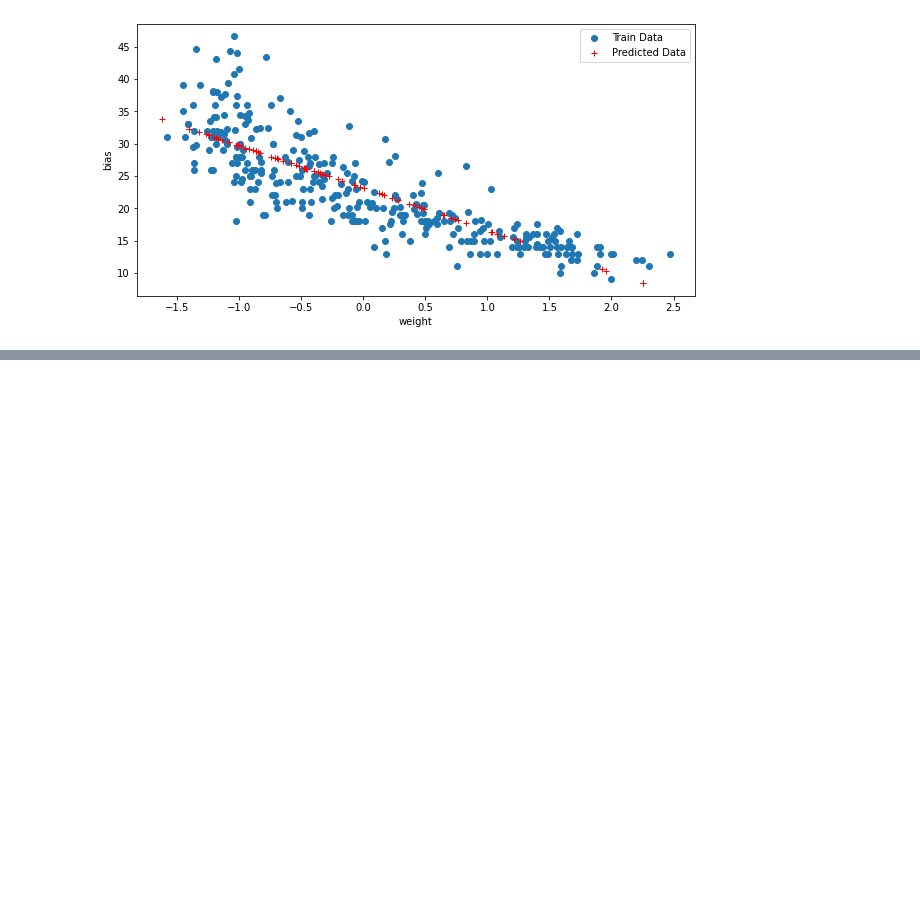
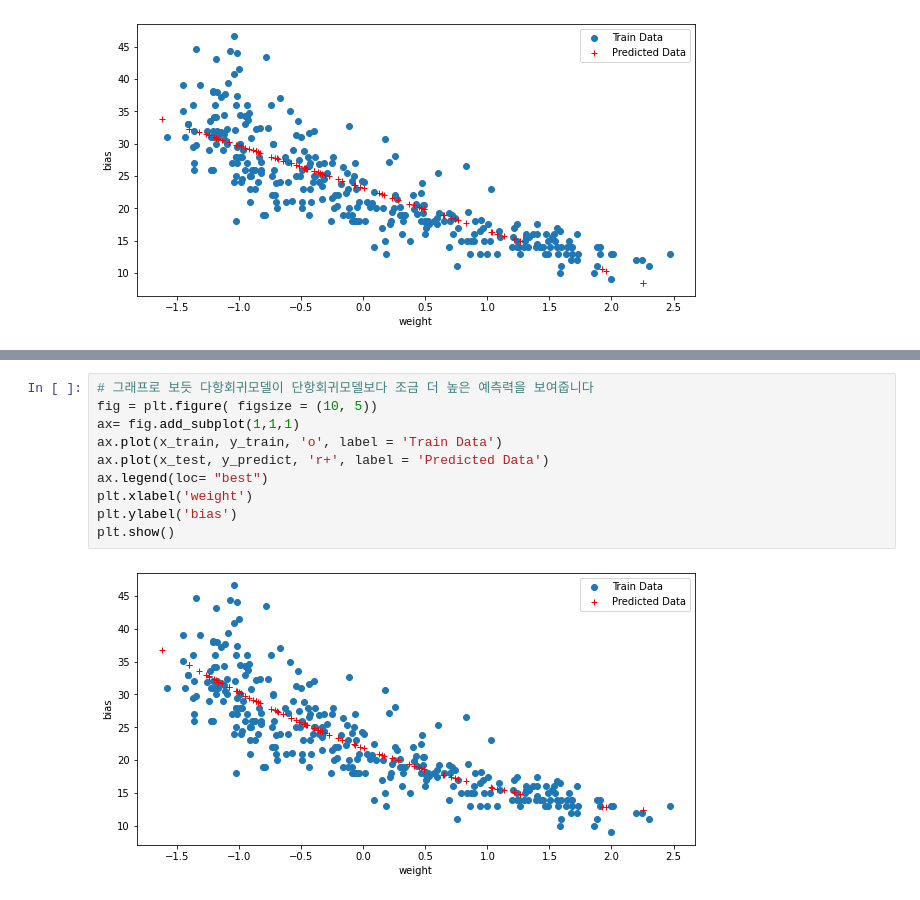
Before and after one commit to hch507/auto_mpg-predict, a Jupyter notebook: auto_mpg_predict.ipynb, the cells around one changed output, grey strips where cells are left out. Drawn from its saved outputs; the diff is of its cells as text; blank space fills up the shorter version.

```diff
--- a/auto_mpg_predict.ipynb
+++ b/auto_mpg_predict.ipynb
@@ -235,0 +272,12 @@ plt.show()
+# %%
+# 그래프로 보듯 다항회귀모델이 단항회귀모델보다 조금 더 높은 예측력을 보여줍니다
+fig = plt.figure( figsize = (10, 5))
+ax= fig.add_subplot(1,1,1)
+ax.plot(x_train, y_train, 'o', label = 'Train Data')
+ax.plot(x_test, y_predict, 'r+', label = 'Predicted Data')
+ax.legend(loc= "best")
+plt.xlabel('weight')
+plt.ylabel('bias')
+plt.show()
+# %% [output]
+[figure, added]
```
Also changed, not shown: parts of 17 cells of this notebook.
